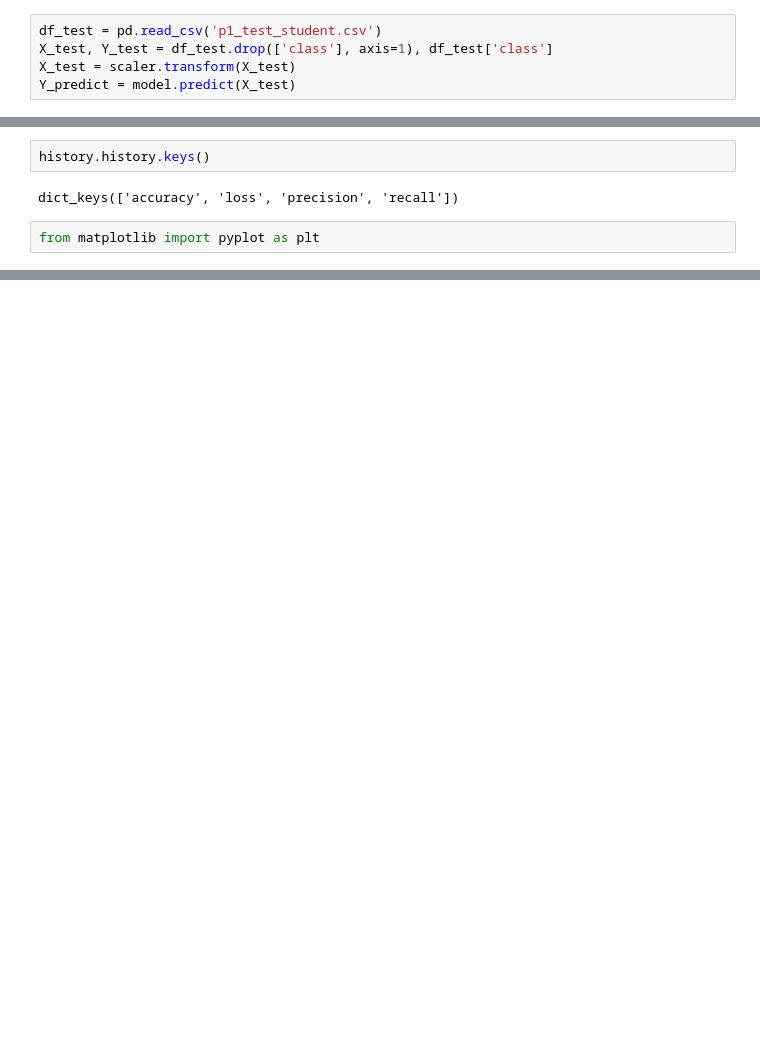
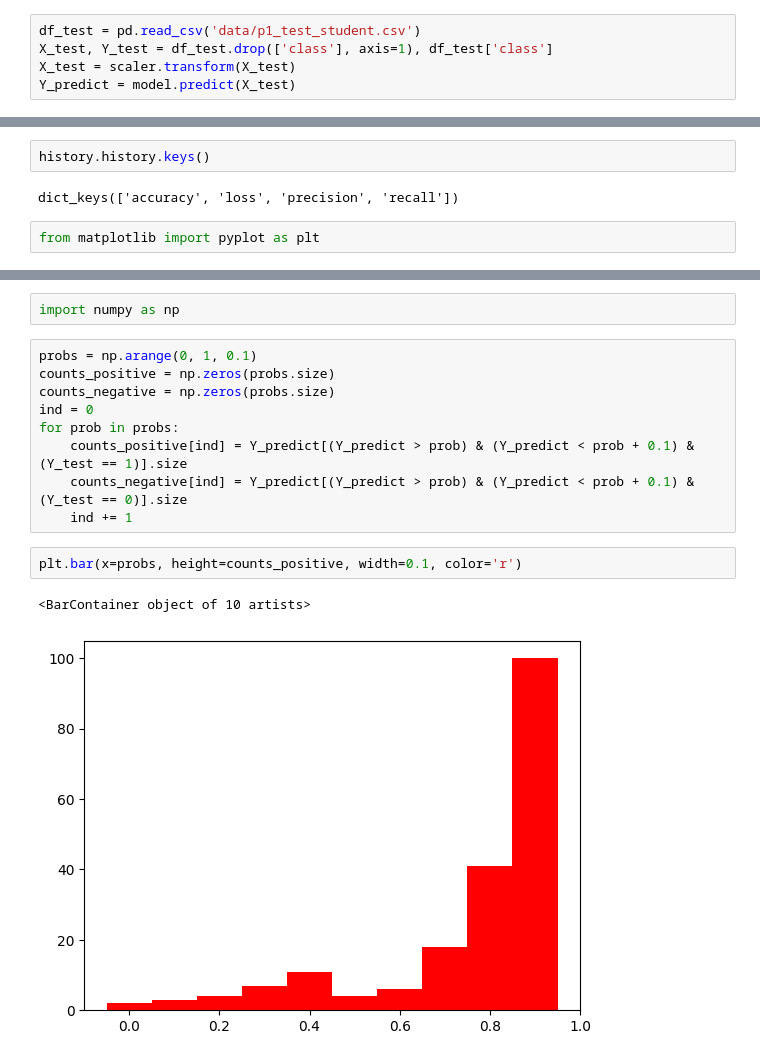
Before and after one commit to dmazilkin/NN-Binary-Classification, a Jupyter notebook: binary_classification.ipynb, the cells around one changed output, grey strips where cells are left out. Saved outputs shown, nothing was run; the diff lists cells and outputs as text; blank space fills up the shorter version.

```diff
--- a/binary_classification.ipynb
+++ b/binary_classification.ipynb
@@ -76,5 +76,5 @@ Epoch 50/300
 # %%
-df_test = pd.read_csv('p1_test_student.csv')
+df_test = pd.read_csv('data/p1_test_student.csv')
 X_test, Y_test = df_test.drop(['class'], axis=1), df_test['class']
 X_test = scaler.transform(X_test)
 Y_predict = model.predict(X_test)
@@ -140,0 +141,16 @@ plt.plot([x for x in range(len(history.history['precision']))], history.history[
+# %%
+import numpy as np
+# %%
+probs = np.arange(0, 1, 0.1)
+counts_positive = np.zeros(probs.size)
+counts_negative = np.zeros(probs.size)
+ind = 0
+for prob in probs:
+    counts_positive[ind] = Y_predict[(Y_predict > prob) & (Y_predict < prob + 0.1) & (Y_test == 1)].size
+    counts_negative[ind] = Y_predict[(Y_predict > prob) & (Y_predict < prob + 0.1) & (Y_test == 0)].size
+    ind += 1
+# %%
+plt.bar(x=probs, height=counts_positive, width=0.1, color='r')
+# %% [output]
+<BarContainer object of 10 artists>
+[figure, added]
```
Also changed, not shown: parts of 13 cells of this notebook.
